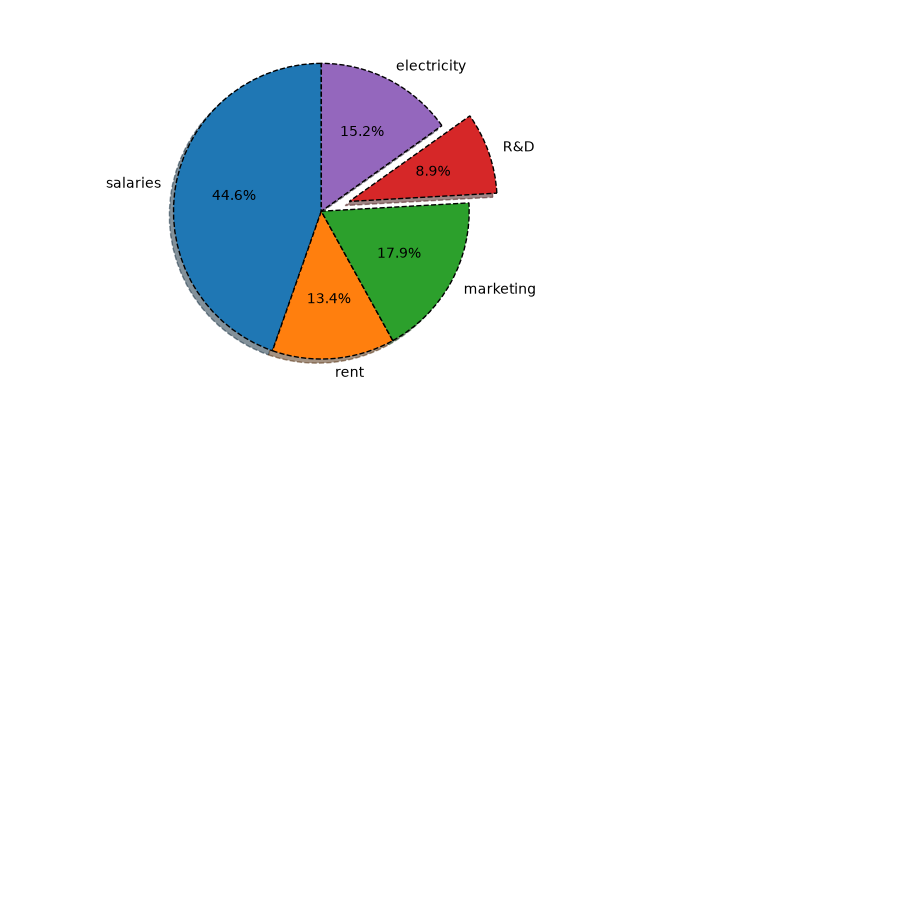
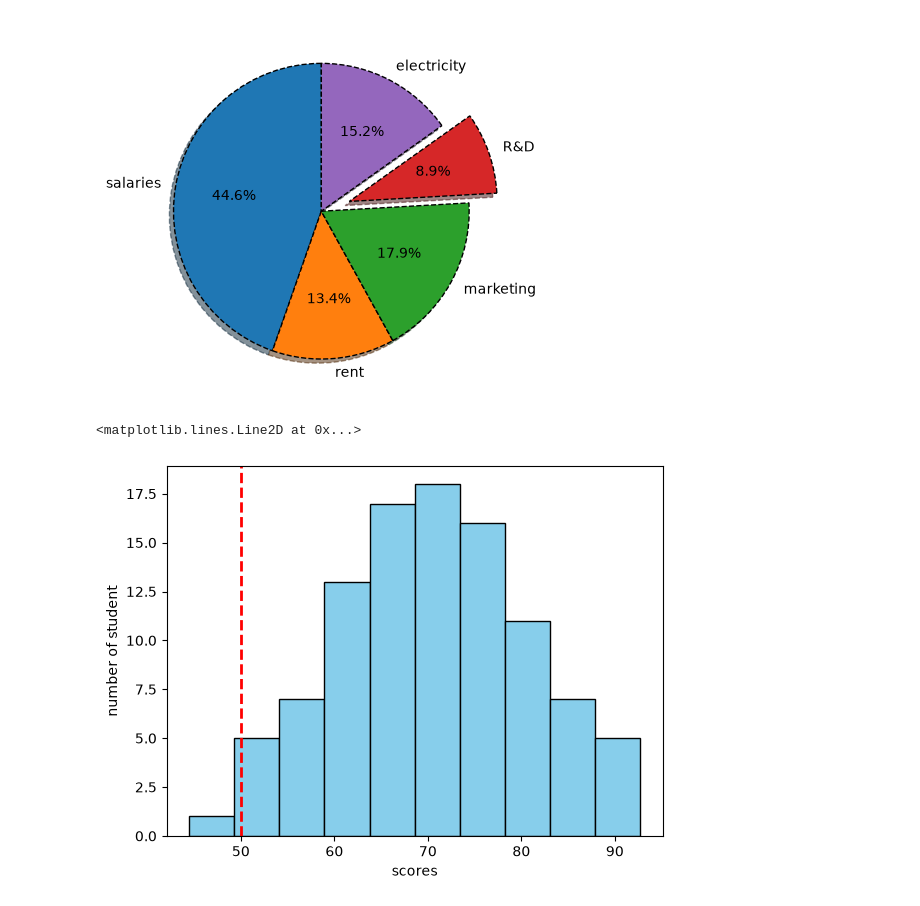
Before and after one commit to Nahin4200/AI-ML_learning_journey, a Jupyter notebook: matplotlib/matplotlib_01.ipynb, the cells around one changed output. Cells and saved outputs as stored; diff of their text form; code cells hidden in the pictures; blank space fills up the shorter version.

```diff
--- a/matplotlib/matplotlib_01.ipynb
+++ b/matplotlib/matplotlib_01.ipynb
@@ -197,3 +198,24 @@ plt.pie(amounts, labels = expenses, autopct= "%1.1f%%",
 # %% [output]
 <matplotlib.container.PieContainer at 0x...>
 [figure]
+# %%
+#Histogram
+import numpy as np
+
+np.random.seed(0)
+scores = np.random.normal(70,10,100)
+bins = [0,30,70,90,100]
+plt.hist(scores, color="skyblue", edgecolor = "black", bins = 10 )
+plt.xlabel("scores")
+plt.ylabel("number of student")
+plt.axvline(
+    x=50,
+    label = "passing mark (40)",
+    color = "red",
+    linewidth = 2,
+    linestyle = "--"
+
+)
+# %% [output]
+<matplotlib.lines.Line2D at 0x...>
+[figure, added]
```
Also changed, not shown: parts of 2 cells of this notebook.
